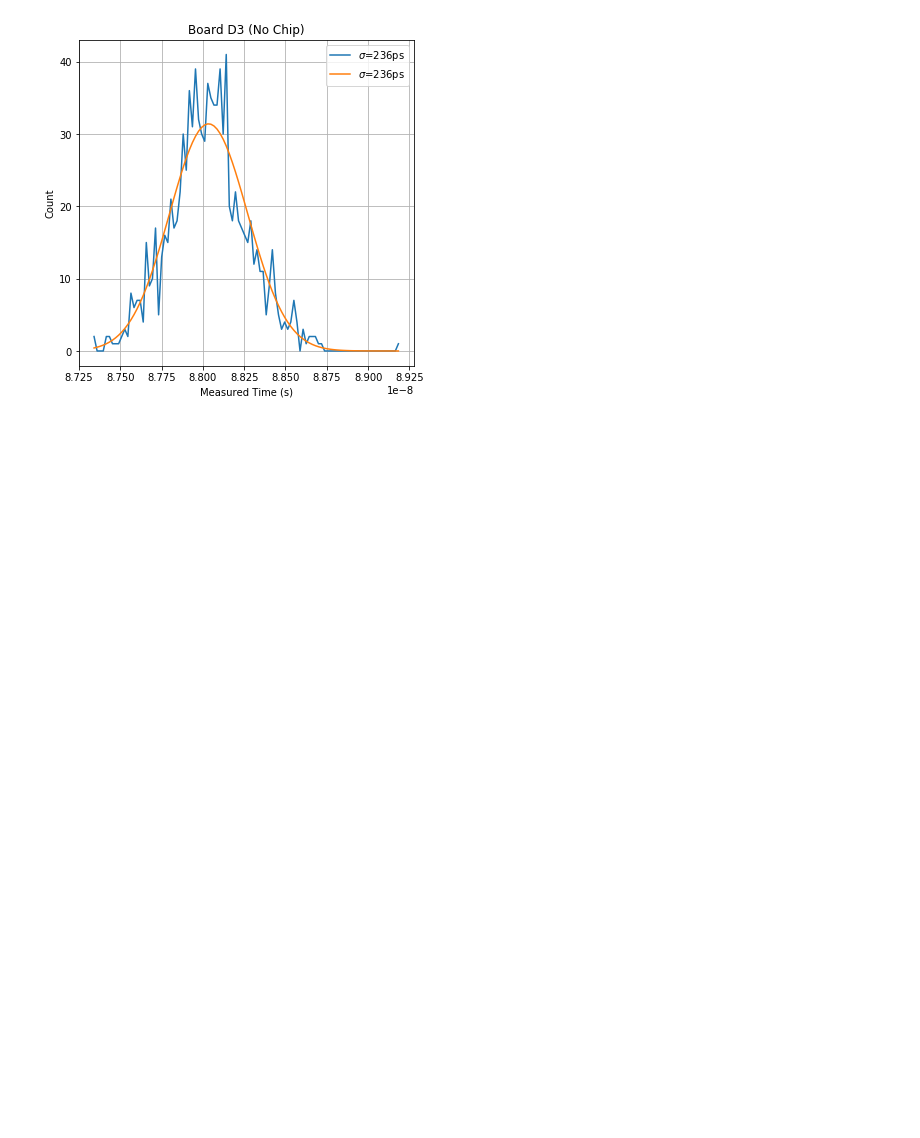
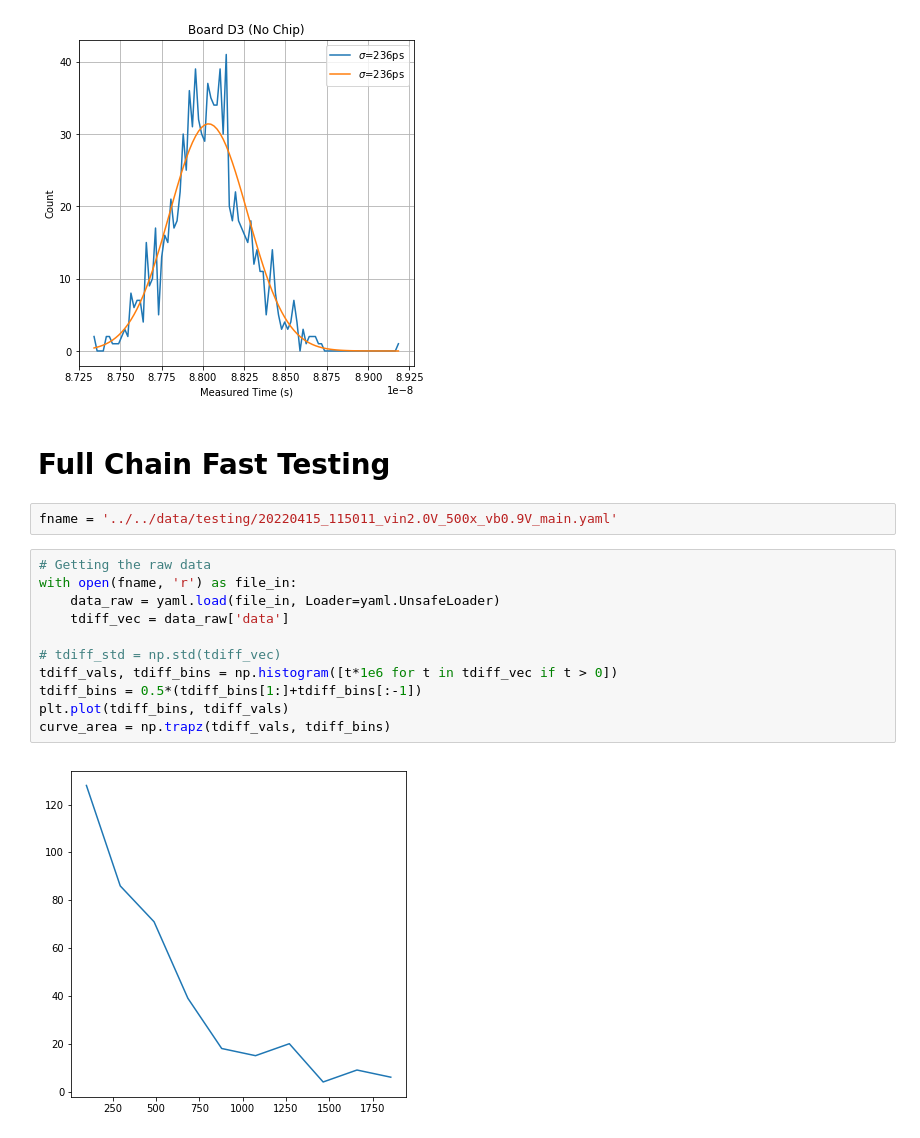
Before and after one commit to iiSmiley/span-ion-code, a Jupyter notebook: testing/plotting.ipynb, the cells around one changed output. Cells and saved outputs as stored; diff of their text form; blank space fills up the shorter version.

```diff
--- a/testing/plotting.ipynb
+++ b/testing/plotting.ipynb
@@ -536,3 +536,20 @@ plt.title('Board D3 (No Chip)')
 Text(0.5,1,'Board D3 (No Chip)')
 [figure]
 [figure]
+# %% [markdown]
+<h1>Full Chain Fast Testing</h1>
+# %%
+fname = '../../data/testing/20220415_115011_vin2.0V_500x_vb0.9V_main.yaml'
+# %%
+# Getting the raw data
+with open(fname, 'r') as file_in:
+    data_raw = yaml.load(file_in, Loader=yaml.UnsafeLoader)
+    tdiff_vec = data_raw['data']
+
+# tdiff_std = np.std(tdiff_vec)
+tdiff_vals, tdiff_bins = np.histogram([t*1e6 for t in tdiff_vec if t > 0])
+tdiff_bins = 0.5*(tdiff_bins[1:]+tdiff_bins[:-1])
+plt.plot(tdiff_bins, tdiff_vals)
+curve_area = np.trapz(tdiff_vals, tdiff_bins)
+# %% [output]
+[figure, added]
```
Also changed, not shown: 2 other files.
